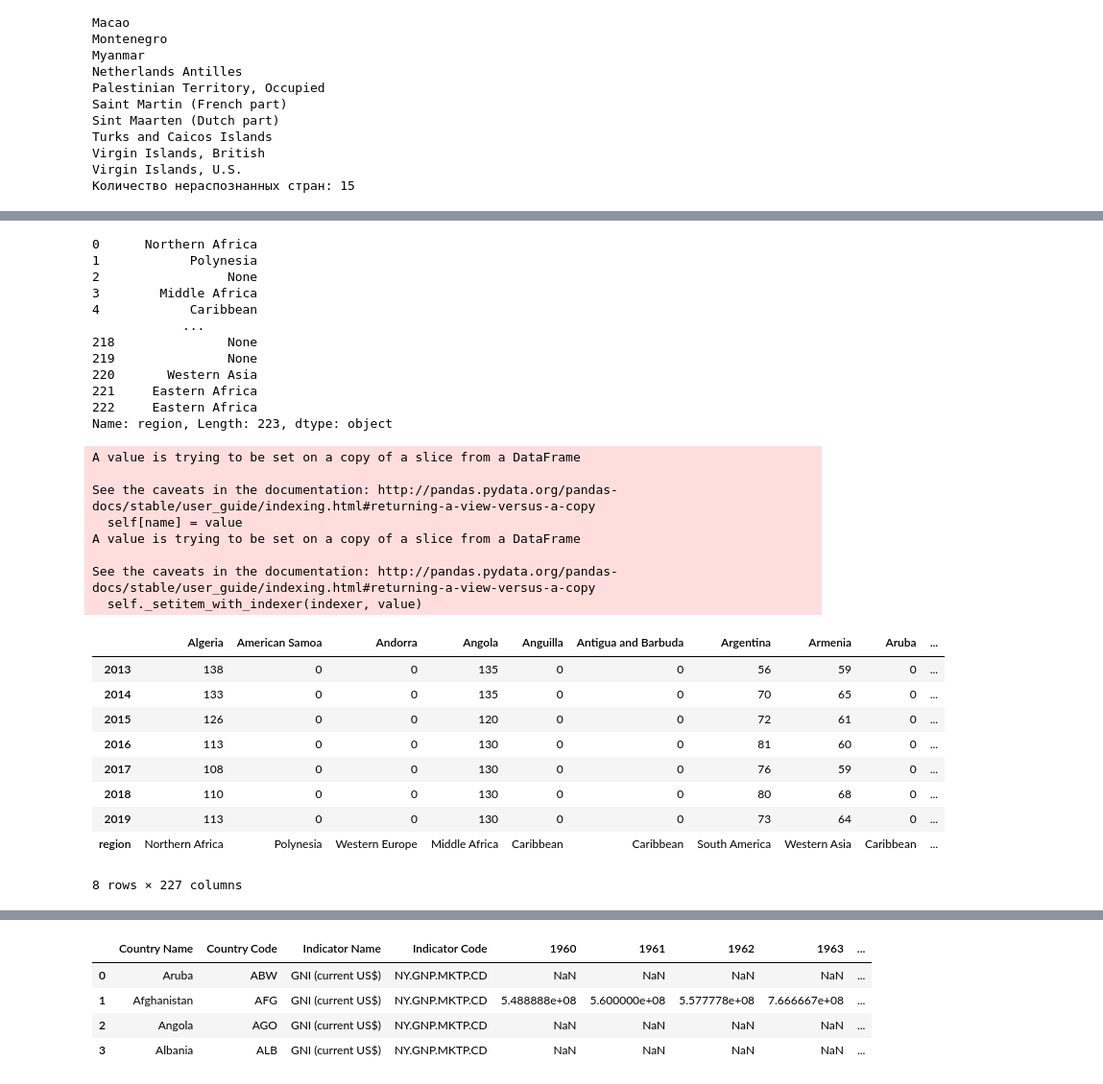
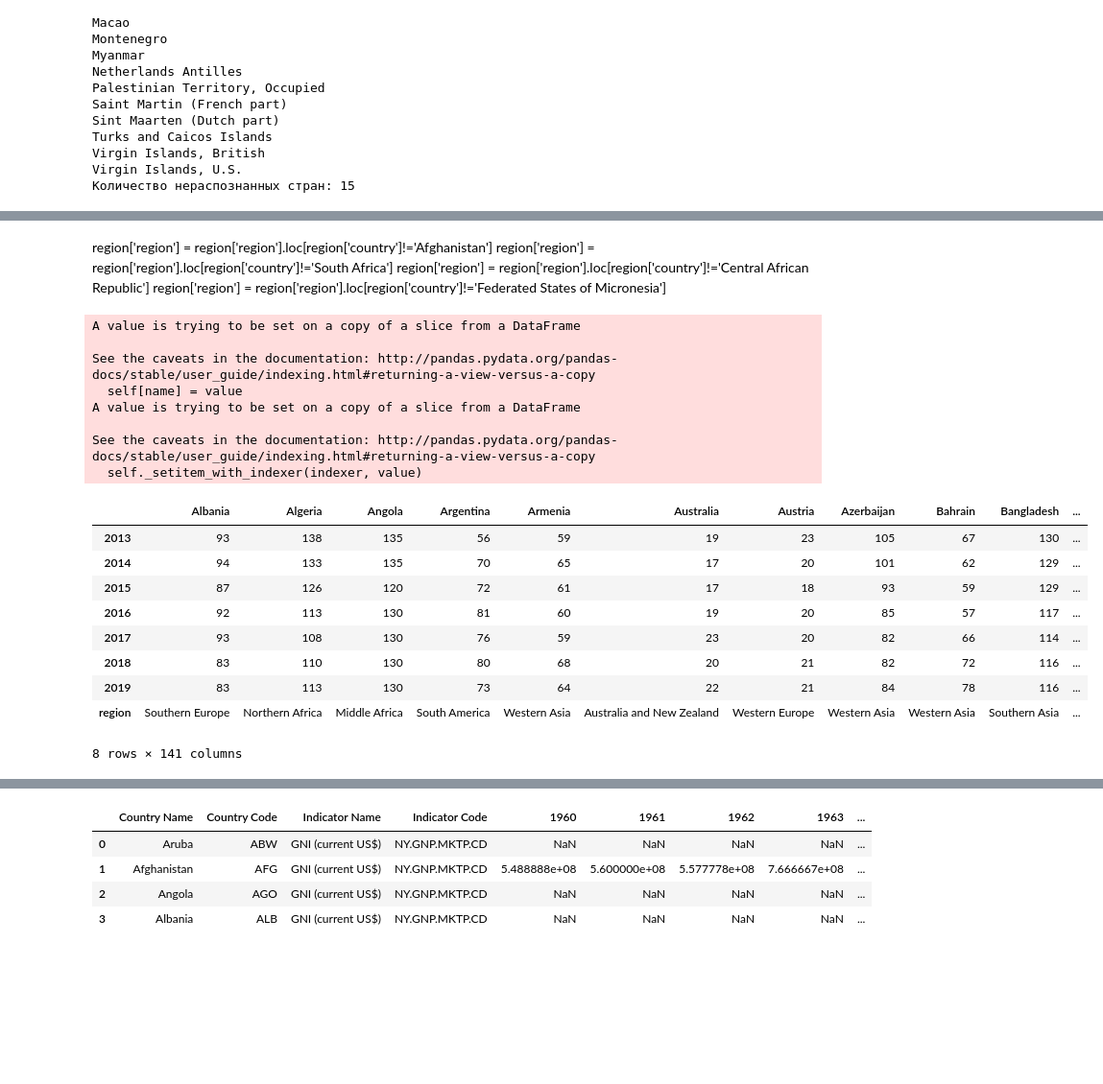
Before and after one commit to DSerpuhovitin/netology_pyda, a Jupyter notebook: Degee_project_ML/Degree_ML_Prep_Ds.ipynb, the cells around one changed output, grey strips where cells are left out. Shown at 96% size. Cells and saved outputs as stored; diff of their text form; code cells hidden in the pictures; blank space fills up the shorter version.

```diff
--- a/Degee_project_ML/Degree_ML_Prep_Ds.ipynb
+++ b/Degee_project_ML/Degree_ML_Prep_Ds.ipynb
@@ -233,6 +233,12 @@ for file in file_list:
 
     int_fe['int_fe_' + re.sub('\D','', file)] = indicators_temp2
 data['integr_fe'] = int_fe
+
+for df in data['integr_fe'].keys():
+    for country in drop_list:
+        try:
+            data['integr_fe'][df].drop(country, axis = 1, inplace = True)
+        except: pass
 # %%
 count_country = {}
 for i in list(data.keys())[:7]:
@@ -257,7 +263,7 @@ print(max_country)
 {'2014': 225}
 # %%
 err_country = []
-region = pd.DataFrame({'country': list(data[list(max_country.keys())[0]])[3:], 'region': None})
+region = pd.DataFrame({'country': list(data[list(max_country.keys())[0]])[2:], 'region': None})
 for i in range(len(region.country)):
     try:
         region.region[i] = CountryInfo(region.country[i]).subregion()
@@ -304,5 +293,0 @@ region
-# %%
-region['region'] = region['region'].loc[region['country']!='Afghanistan']
-region['region'] = region['region'].loc[region['country']!='South Africa']
-region['region'] = region['region'].loc[region['country']!='Central African Republic']
-region['region'] = region['region'].loc[region['country']!='Federated States of Micronesia']
@@ -324,18 +294,8 @@ Name: region, Length: 223, dtype: object
-# %%
-region['region'].loc[region['country']!='Central African Republic']
-# %% [output]
-0      Northern Africa
-1            Polynesia
-2                 None
-3        Middle Africa
-4            Caribbean
-            ...
-218               None
-219               None
-220       Western Asia
-221     Eastern Africa
-222     Eastern Africa
-Name: region, Length: 223, dtype: object
+# %% [markdown]
+region['region'] = region['region'].loc[region['country']!='Afghanistan']
+region['region'] = region['region'].loc[region['country']!='South Africa']
+region['region'] = region['region'].loc[region['country']!='Central African Republic']
+region['region'] = region['region'].loc[region['country']!='Federated States of Micronesia']
 # %%
 #Заполняю в ручную
 region.loc[region.country == err_country[0],['region']] = 'Western Europe' #Andorra
@@ -369,33 +329,41 @@ for file in file_list:
     gii.fillna(gii.mean(), inplace = True)
     gii.fillna(0, inplace = True)
 
-try:
-    gii.drop(drop_list, axis = 1, inplace = True)
-except: pass
+gii = gii.astype('float')
 
+for country in drop_list:
+    try:
+        gii.drop(country, axis = 1, inplace = True)
+    except: pass
+
+# удаляю столбы содержащие только 0
+gii = gii[gii != 0]
+gii.dropna(axis = 1, inplace = True)
+
+#добавляю регион к стране
 gii = gii.append(pd.Series(None, name='region'))
 data['GII'] = gii
 # %%
 #код дополняет датасет region соотвествующим регионом страны
-for i in list(data['region']['country']):
+for i in list(data['GII'].columns):
     data['GII'][i].region = list(data['region']['region'].loc[data['region']['country'] == i])[0]
 data['GII']
 # %% [output]
 A value is trying to be set on a copy of a slice from a DataFrame
 
 See the caveats in the documentation: http://pandas.pydata.org/pandas-docs/stable/user_guide/indexing.html#returning-a-view-versus-a-copy
   self[name] = value
 A value is trying to be set on a copy of a slice from a DataFrame
 
 See the caveats in the documentation: http://pandas.pydata.org/pandas-docs/stable/user_guide/indexing.html#returning-a-view-versus-a-copy
   self._setitem_with_indexer(indexer, value)
-|  | Algeria | American Samoa | Andorra | Angola | Anguilla | Antigua and Barbuda | Argentina | Armenia | Aruba | ... |
-| 2013 | 138 | 0 | 0 | 135 | 0 | 0 | 56 | 59 | 0 | ... |
-| 2014 | 133 | 0 | 0 | 135 | 0 | 0 | 70 | 65 | 0 | ... |
-| 2015 | 126 | 0 | 0 | 120 | 0 | 0 | 72 | 61 | 0 | ... |
-| 2016 | 113 | 0 | 0 | 130 | 0 | 0 | 81 | 60 | 0 | ... |
-| 2017 | 108 | 0 | 0 | 130 | 0 | 0 | 76 | 59 | 0 | ... |
-| 2018 | 110 | 0 | 0 | 130 | 0 | 0 | 80 | 68 | 0 | ... |
-| 2019 | 113 | 0 | 0 | 130 | 0 | 0 | 73 | 64 | 0 | ... |
-| region | Northern Africa | Polynesia | Western Europe | Middle Africa | Caribbean | Caribbean | South America | Western Asia | Caribbean | ... |
+|  | Albania | Algeria | Angola | Argentina | Armenia | Australia | Austria | Azerbaijan | Bahrain | Bangladesh | ... |
+| 2013 | 93 | 138 | 135 | 56 | 59 | 19 | 23 | 105 | 67 | 130 | ... |
+| 2014 | 94 | 133 | 135 | 70 | 65 | 17 | 20 | 101 | 62 | 129 | ... |
+| 2015 | 87 | 126 | 120 | 72 | 61 | 17 | 18 | 93 | 59 | 129 | ... |
+| 2016 | 92 | 113 | 130 | 81 | 60 | 19 | 20 | 85 | 57 | 117 | ... |
+| 2017 | 93 | 108 | 130 | 76 | 59 | 23 | 20 | 82 | 66 | 114 | ... |
+| 2018 | 83 | 110 | 130 | 80 | 68 | 20 | 21 | 82 | 72 | 116 | ... |
+| 2019 | 83 | 113 | 130 | 73 | 64 | 22 | 21 | 84 | 78 | 116 | ... |
+| region | Southern Europe | Northern Africa | Middle Africa | South America | Western Asia | Australia and New Zealand | Western Europe | Western Asia | Western Asia | Southern Asia | ... |
-8 rows × 227 columns
+8 rows × 141 columns
```
Also changed, not shown: parts of 9 cells of this notebook.
